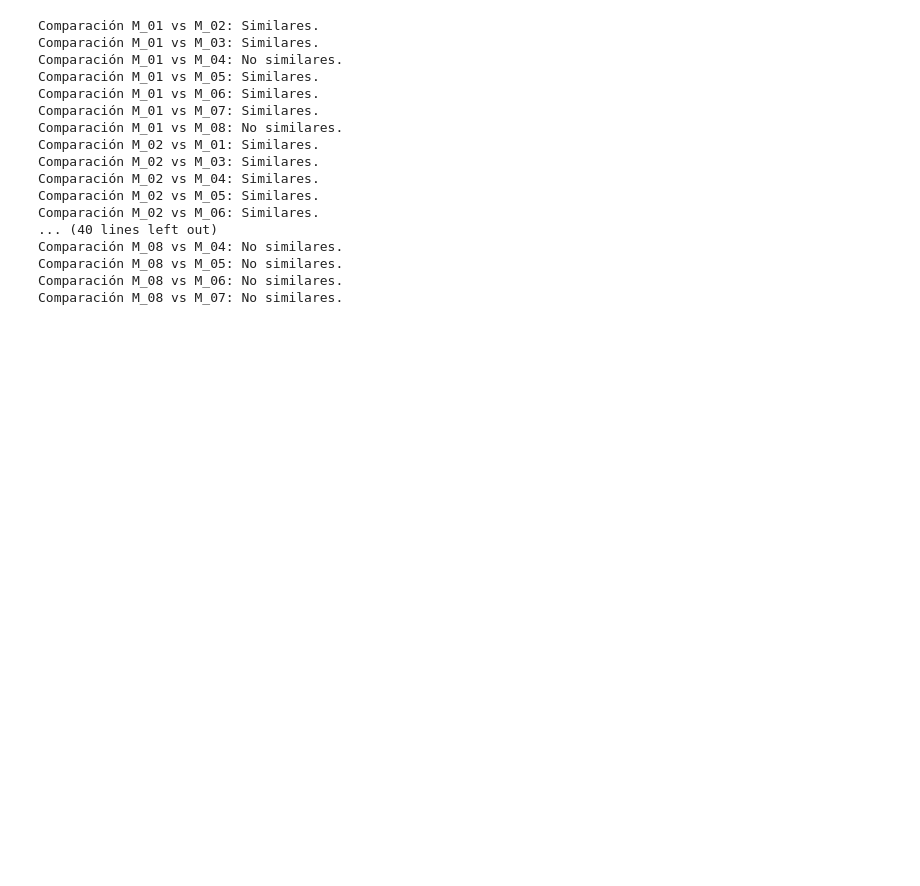
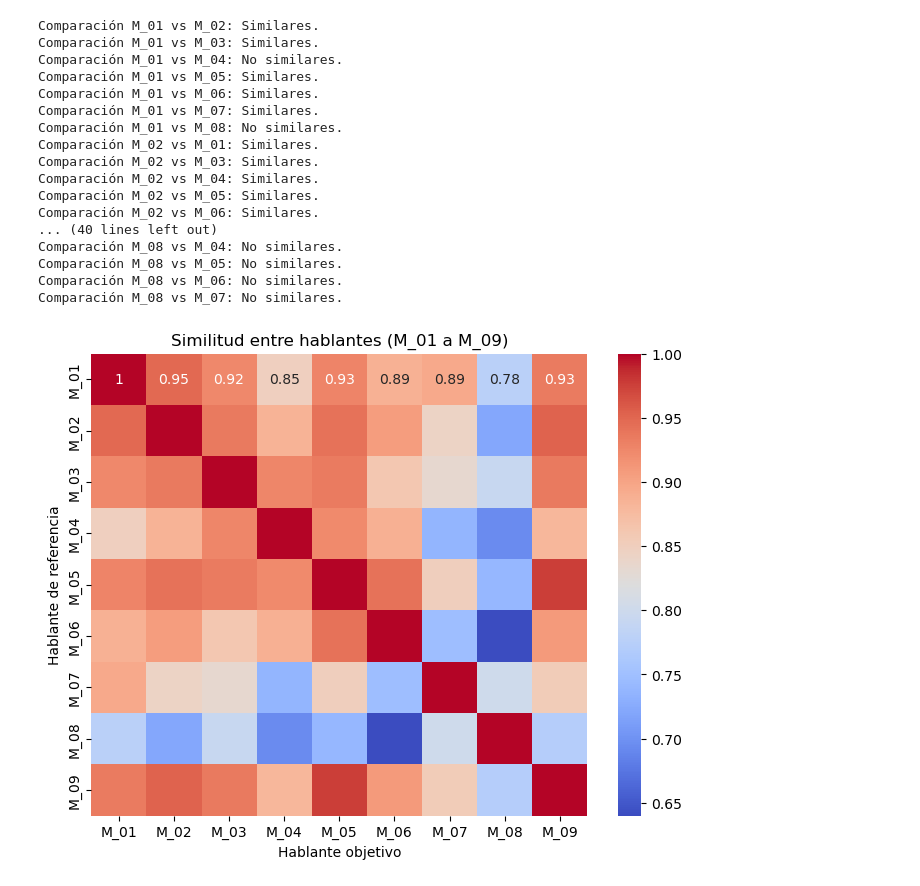
Before and after one commit to CarlosCastanon2099/Servicio-Social-RN-Voz-Forense, a Jupyter notebook: Experimento-01/hablante.ipynb, the cells around one changed output. Saved outputs shown, nothing was run; the diff lists cells and outputs as text; code cells hidden in the pictures; blank space fills up the shorter version.

```diff
--- a/Experimento-01/hablante.ipynb
+++ b/Experimento-01/hablante.ipynb
@@ -171,3 +171,58 @@ Comparación M_08 vs M_04: No similares.
 Comparación M_08 vs M_05: No similares.
 Comparación M_08 vs M_06: No similares.
 Comparación M_08 vs M_07: No similares.
+# %%
+import matplotlib.pyplot as plt
+import seaborn as sns
+
+# Sample rate deseado (16000 Hz)
+sampling_rate = 16000
+
+# Funcion para calcular la similitud entre dos embeddings de audio
+def get_similarity_score(audio1, audio2):
+    cosine_sim = torch.nn.CosineSimilarity(dim=-1)
+    similarity = cosine_sim(audio1, audio2)
+    return similarity.item()  # Devolvemos el valor escalar de la similitud
+
+# Inicializamos una lista para almacenar los embeddings de los hablantes M_01 a M_09
+speakers_embeddings = {}
+speakers_ids = [f"M_0{i}" for i in range(1, 10)]  # Lista de IDs M_01 a M_09
+
+# Generamos los embeddings para los hablantes de referencia M_01 a M_09
+for speaker_id in speakers_ids:
+    speaker_audio = test_dataset.filter(lambda x: x["speaker_id"] == speaker_id)["audio"][0]["array"]
+
+    # Extraer las características del audio
+    speaker_input = feature_extractor(speaker_audio, sampling_rate=sampling_rate, return_tensors="pt")
+    speaker_embedding = model(**speaker_input).embeddings
+    speaker_embedding = torch.nn.functional.normalize(speaker_embedding, dim=-1).cpu()
+
+    # Almacenar el embedding
+    speakers_embeddings[speaker_id] = speaker_embedding
+
+# Creamos una matriz vacía de similitudes
+n_speakers = len(speakers_ids)
+similarity_matrix = torch.zeros((n_speakers, n_speakers))
+
+# Llenamos la matriz de similitud
+for i, speaker_ref in enumerate(speakers_ids):
+    for j, speaker_target in enumerate(speakers_ids):
+        if speaker_ref == speaker_target:
+            similarity_matrix[i, j] = 1.0  # La similitud consigo mismo es 1
+        else:
+            # Calculamos la similitud coseno entre las voces
+            score = get_similarity_score(speakers_embeddings[speaker_ref], speakers_embeddings[speaker_target])
+            similarity_matrix[i, j] = score
+
+# Convertimos la matriz a formato NumPy para graficarla
+similarity_matrix = similarity_matrix.numpy()
+
+# Graficamos la matriz con un heatmap
+plt.figure(figsize=(8, 6))
+sns.heatmap(similarity_matrix, annot=True, cmap='coolwarm', xticklabels=speakers_ids, yticklabels=speakers_ids)
+plt.title('Similitud entre hablantes (M_01 a M_09)')
+plt.xlabel('Hablante objetivo')
+plt.ylabel('Hablante de referencia')
+plt.show()
+# %% [output]
+[figure, added]
```
